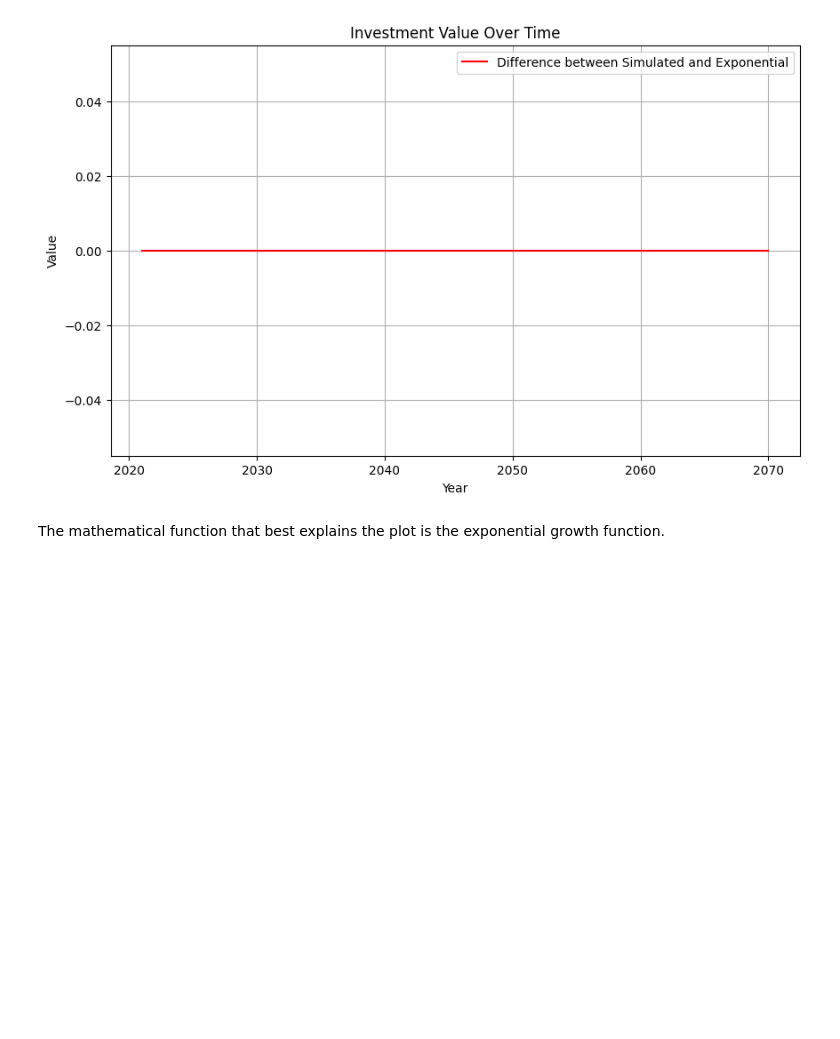
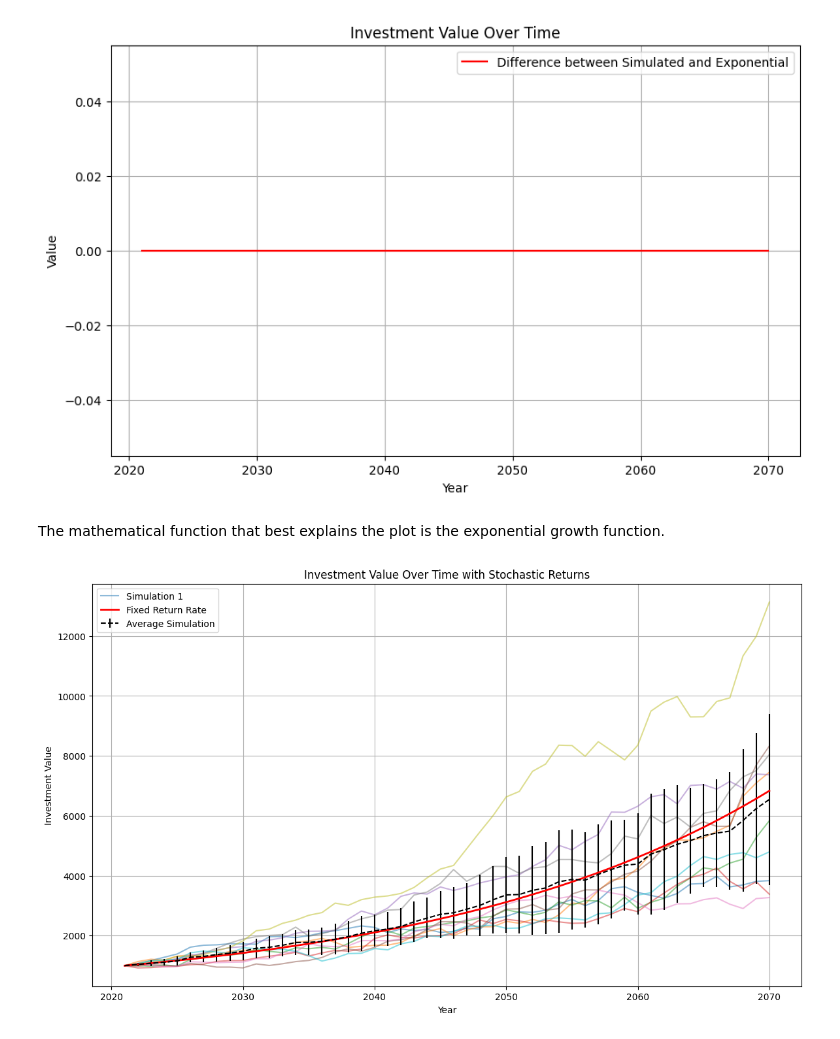
Before and after one commit to AmiMaron/complex_models, a Jupyter notebook: assignment1_1.ipynb, the cells around one changed output. Drawn from its saved outputs; the diff is of its cells as text; code cells hidden in the pictures; blank space fills up the shorter version.

```diff
--- a/assignment1_1.ipynb
+++ b/assignment1_1.ipynb
@@ -41,3 +41,58 @@ plt.show()
 [figure]
 # %% [markdown]
 The mathematical function that best explains the plot is the exponential growth function.
+# %%
+# 1b
+
+import numpy as np
+import matplotlib.pyplot as plt
+
+# Parameters
+initial_investment = 1000
+mu = 0.04
+sigma = 0.06
+years = np.arange(2021, 2071)
+n_simulations = 10
+time = years - 2021
+
+# Initialize arrays to store simulation results
+simulations = np.zeros((n_simulations, len(years)))
+
+# Run the simulations
+for i in range(n_simulations):
+    returns = np.random.normal(mu, sigma, len(years))
+    values = np.zeros(len(years))
+    values[0] = initial_investment
+    for t in range(1, len(years)):
+        values[t] = values[t-1] * (1 + returns[t-1])
+    simulations[i] = values
+
+# Calculate average and standard deviation
+average_simulation = np.mean(simulations, axis=0)
+std_dev_simulation = np.std(simulations, axis=0)
+
+# Fixed return rate simulation (from part 1a)
+fixed_return_values = initial_investment * (1 + mu) ** time
+
+# Plotting
+plt.figure(figsize=(14, 8))
+
+# Plot 10 individual simulations
+for i in range(n_simulations):
+    plt.plot(years, simulations[i], alpha=0.5, label=f'Simulation {i+1}' if i < 1 else '')
+
+# Plot average simulation with error bars
+plt.errorbar(years, average_simulation, yerr=std_dev_simulation, label='Average Simulation', color='black', fmt='--')
+
+# Plot fixed return rate simulation
+plt.plot(years, fixed_return_values, label='Fixed Return Rate', color='red', linewidth=2)
+
+# Adding labels and legend
+plt.xlabel('Year')
+plt.ylabel('Investment Value')
+plt.title('Investment Value Over Time with Stochastic Returns')
+plt.legend()
+plt.grid(True)
+plt.show()
+# %% [output]
+[figure, added]
```
Also changed, not shown: parts of 1 cell of this notebook.
